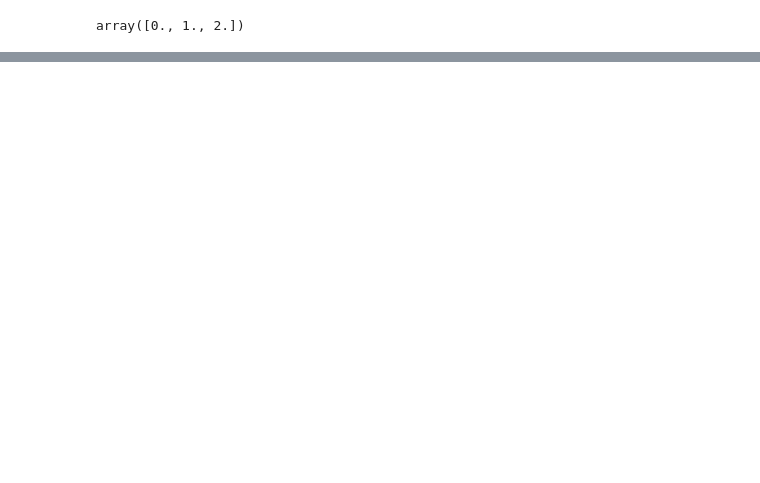
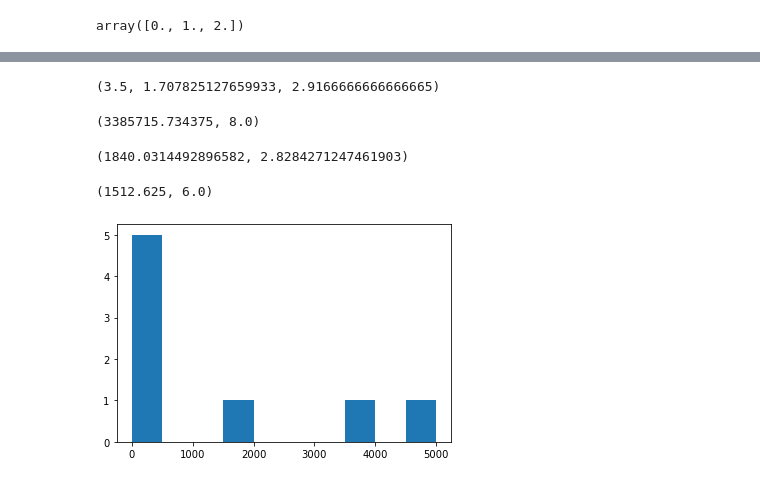
Before and after one commit to SandeepThokala/ZeroToMasteryPython, a Jupyter notebook: MachineLearning/NumpyIntorduction.ipynb, the cells around one changed output, grey strips where cells are left out. Cells and saved outputs as stored; diff of their text form; code cells hidden in the pictures; blank space fills up the shorter version.

```diff
--- a/MachineLearning/NumpyIntorduction.ipynb
+++ b/MachineLearning/NumpyIntorduction.ipynb
@@ -150,0 +185,26 @@ array([0., 1., 2.])
+# %%
+np.mean(a2), np.std(a2), np.var(a2)
+# %% [output]
+(3.5, 1.707825127659933, 2.9166666666666665)
+# %%
+high_var = np.array([1, 100, 2000, 200, 500, 300, 5000, 4000])
+low_var = np.array([2, 4, 6, 8, 10])
+# %%
+np.var(high_var), np.var(low_var)
+# %% [output]
+(3385715.734375, 8.0)
+# %%
+np.std(high_var), np.std(low_var)
+# %% [output]
+(1840.0314492896582, 2.8284271247461903)
+# %%
+np.mean(high_var), np.mean(low_var)
+# %% [output]
+(1512.625, 6.0)
+# %%
+%matplotlib inline
+import matplotlib.pyplot as plt
+plt.hist(high_var)
+plt.show()
+# %% [output]
+[figure, added]
```
Also changed, not shown: parts of 47 cells of this notebook.
